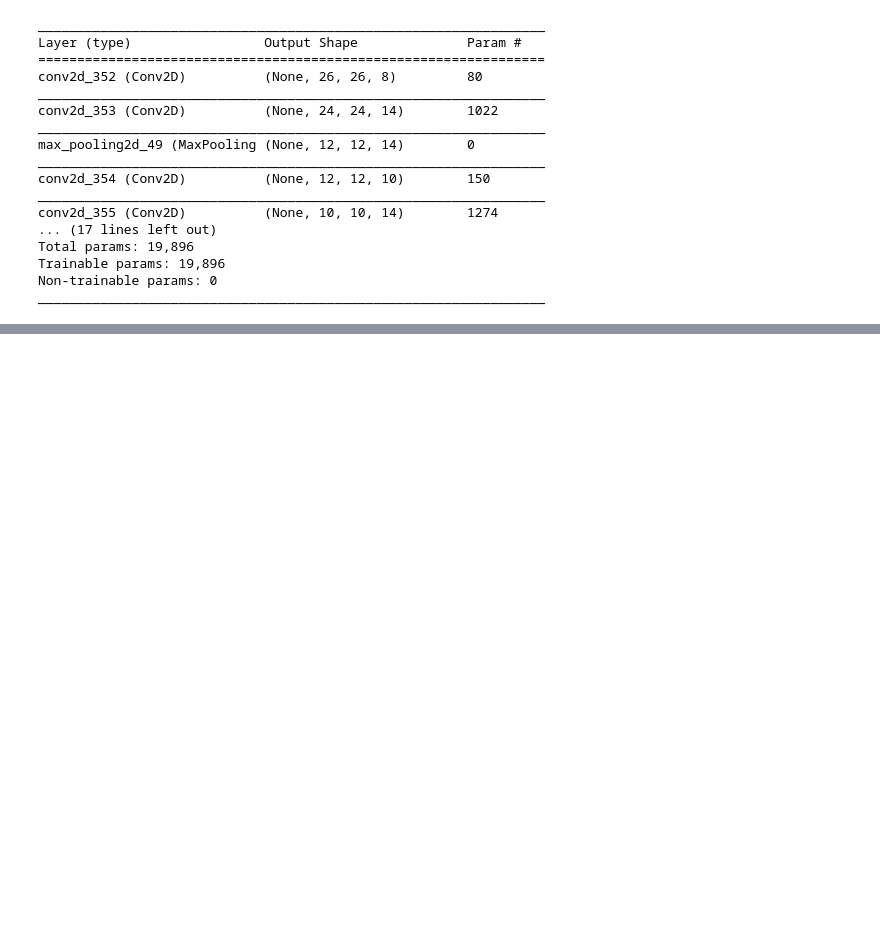
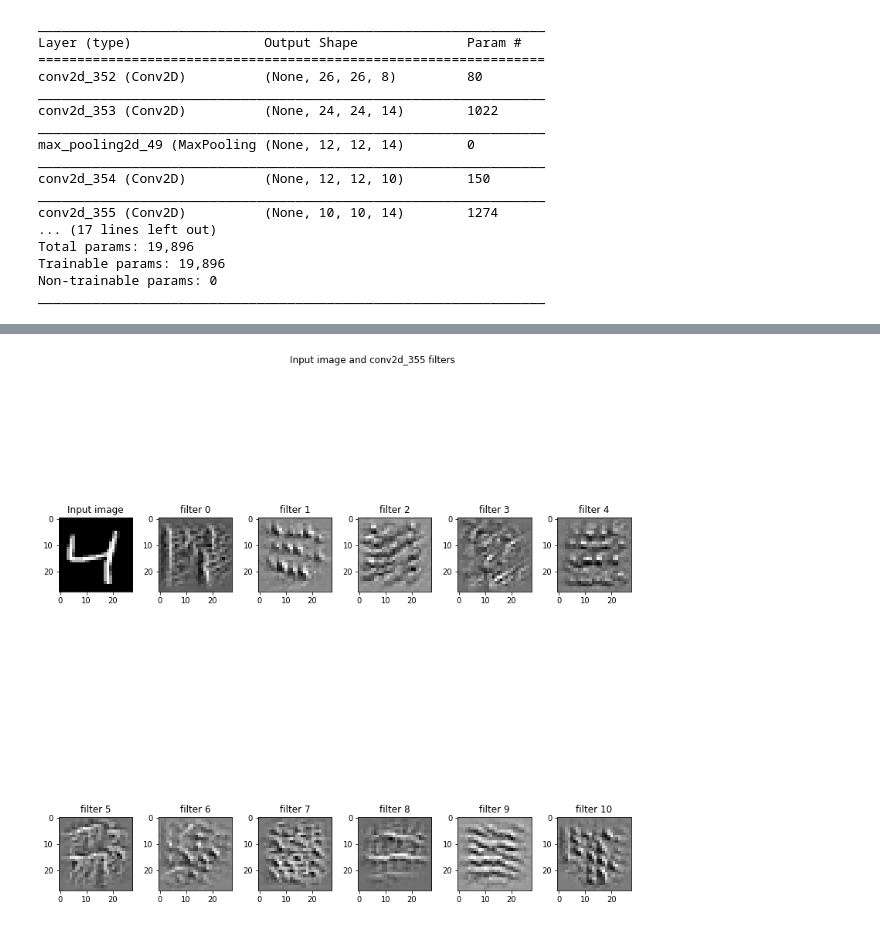
Before and after one commit to selfishhari/EVP, a Jupyter notebook: Assignment_3/assignment_3_eva.ipynb, the cells around one changed output, grey strips where cells are left out. Saved outputs shown, nothing was run; the diff lists cells and outputs as text; code cells hidden in the pictures; blank space fills up the shorter version.

```diff
--- a/Assignment_3/assignment_3_eva.ipynb
+++ b/Assignment_3/assignment_3_eva.ipynb
@@ -346,0 +376,6 @@ vis_img_in_filter()
+# %%
+img = np.array(X_train[3]).reshape((1, 28, 28, 1)).astype(np.float64)
+
+vis_img_in_filter(layer_name="conv2d_355")
+# %% [output]
+[figure, added]
```
Also changed, not shown: parts of 15 cells of this notebook.
